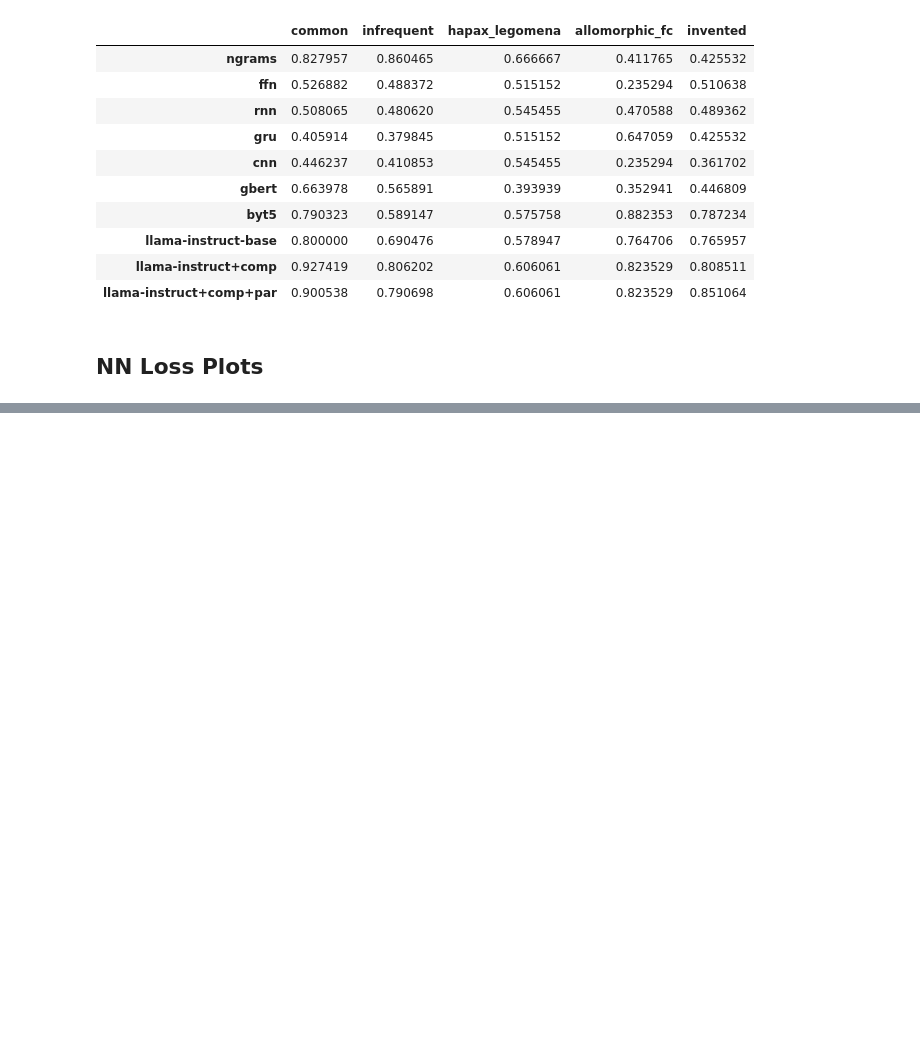
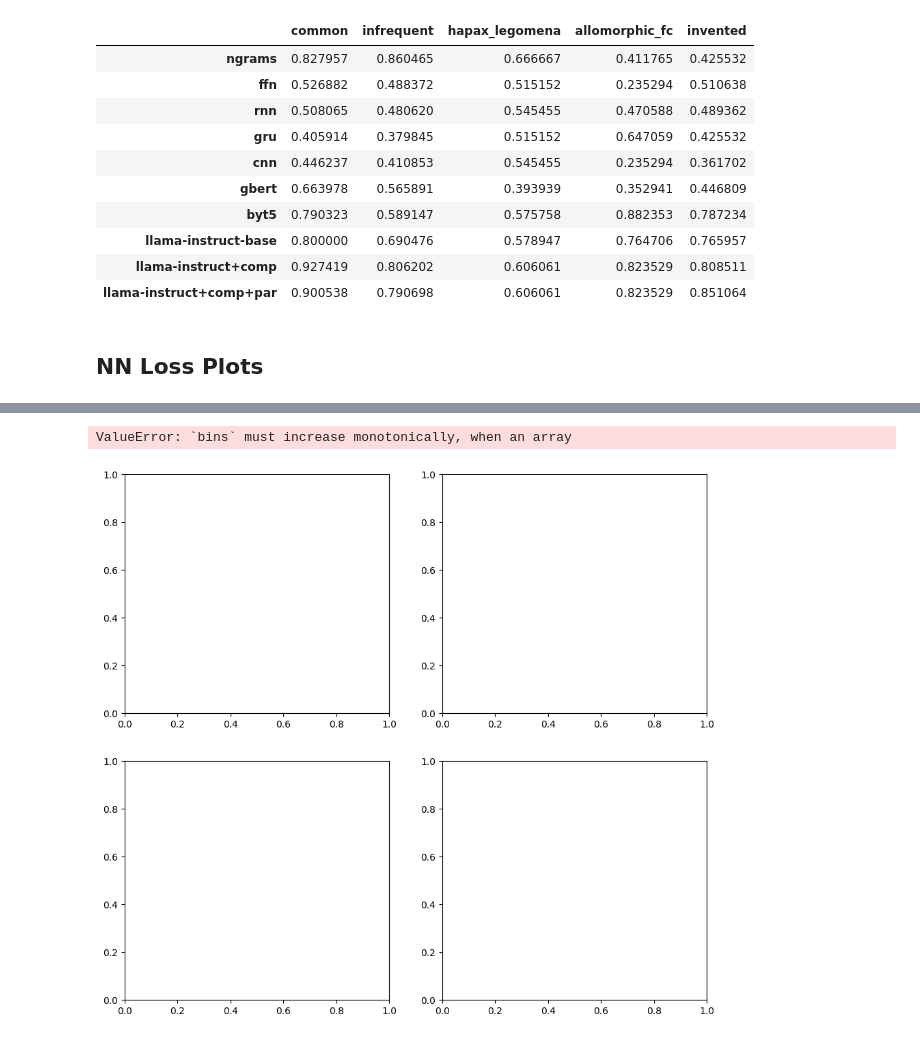
Before and after one commit to maxschmaltz/DEKOR, a Jupyter notebook: benchmarking/comparison.ipynb, the cells around one changed output, grey strips where cells are left out. Cells and saved outputs as stored; diff of their text form; code cells hidden in the pictures; blank space fills up the shorter version.

```diff
--- a/benchmarking/comparison.ipynb
+++ b/benchmarking/comparison.ipynb
@@ -478,0 +481,24 @@ plt.show()
+# %%
+fig, axs = plt.subplots(2, 2, figsize=(11, 10))
+
+for i, (ax, nn) in enumerate(zip(axs.ravel(), ["ffn", "rnn", "gru", "cnn"])):
+	nn_dir = os.path.dirname(os.path.abspath((paths[nn])))
+	with open(os.path.join(nn_dir, "train_sizes", "scores.json")) as f:
+		train_sizes = json.load(f)
+	train_sizes = sorted(train_sizes, key=lambda x: x["train_size"])
+	sizes = [entry["train_size"] for entry in train_sizes]
+	f1s = [entry["f1"] for entry in train_sizes]
+	ax.hist(sizes, f1s)
+	ax.set_xticks(sizes)
+	caption = nn.upper()
+	ax.set_title(caption, fontsize=14)
+
+# adjust layout so titles do not overlap
+plt.tight_layout()
+# plt.subplots_adjust(hspace=-0.06)
+
+# plt.savefig("./benchmarking/nn_loss_plots.png", dpi=1200)
+plt.show()
+# %% [output]
+ValueError: `bins` must increase monotonically, when an array
+[figure, added]
```
Also changed, not shown: parts of 4 cells of this notebook, 1 other file.
